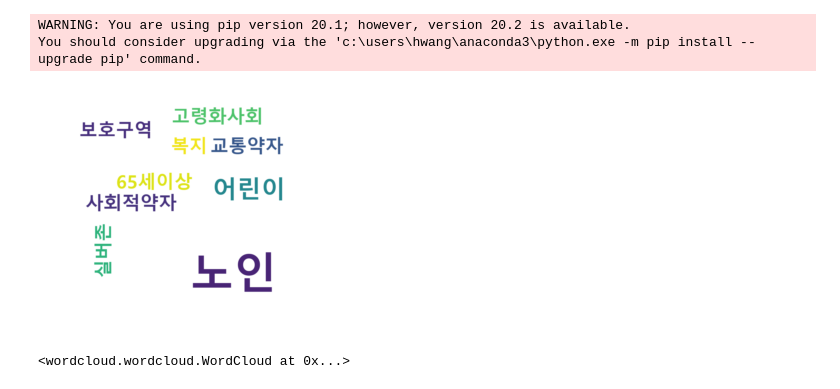
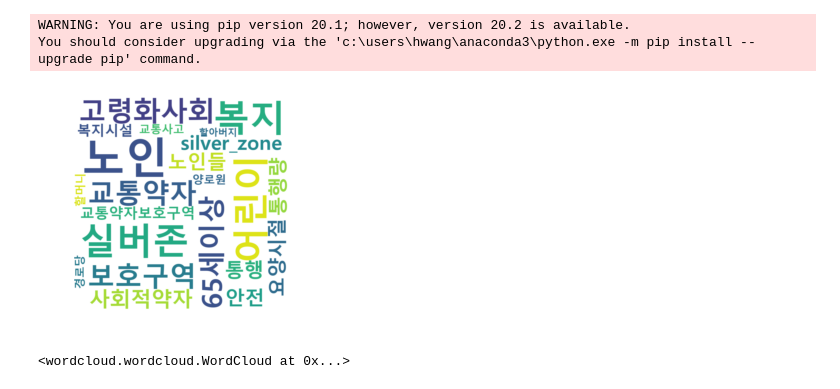
Before and after one commit to SwimmingHwang/data-visualization, a Jupyter notebook: senior-wordcloud.ipynb, the cells around one changed output. Cells and saved outputs as stored; diff of their text form; code cells hidden in the pictures.

```diff
--- a/senior-wordcloud.ipynb
+++ b/senior-wordcloud.ipynb
@@ -20,29 +20,29 @@ You should consider upgrading via the 'c:\users\hwang\anaconda3\python.exe -m pi
 # %%
 from wordcloud import WordCloud
 import matplotlib.pyplot as plt
 %matplotlib inline
 
 plt.rcParams['font.family'] = 'Malgun Gothic'
 
-text = "노인 노인 노인 노인 노인 노인 노인 노인 노인 노인 노인 노인 노인 노인 노인 노인 어린이 어린이 65세이상 고령화사회 복지 실버존 보호구역 교통약자 사회적약자 "
+text = "노인 노인 노인 어린이 어린이 65세이상 고령화사회 복지 실버존 보호구역 교통약자 사회적약자 실버존 silver_zone 요양시절 노인들 안전 통행 통행량 교통약자보호구역 복지시설 복지 교통사고 양로원 경로당 할머니 할아버지 "
 
 # Generate a word cloud image
 wordcloud = WordCloud(font_path = ' C:\\Windows\\Fonts\\malgunbd.ttf',
                       background_color = 'white',
                       width = 1000,
                       height = 1000,
                       max_font_size=200).generate(text)
 
 # Display the generated image:
 # the matplotlib way:
 
 fig = plt.figure()
 plt.imshow(wordcloud, interpolation='bilinear')
 plt.axis('off')
 plt.show()
 #plt.savefig('data\\wordcloud.png')
 
 wordcloud.to_file('data\\wordcloud.png')
 # %% [output]
-[figure, old version]
+[figure, new version]
 <wordcloud.wordcloud.WordCloud at 0x...>
```
Also changed, not shown: 47 other files.
